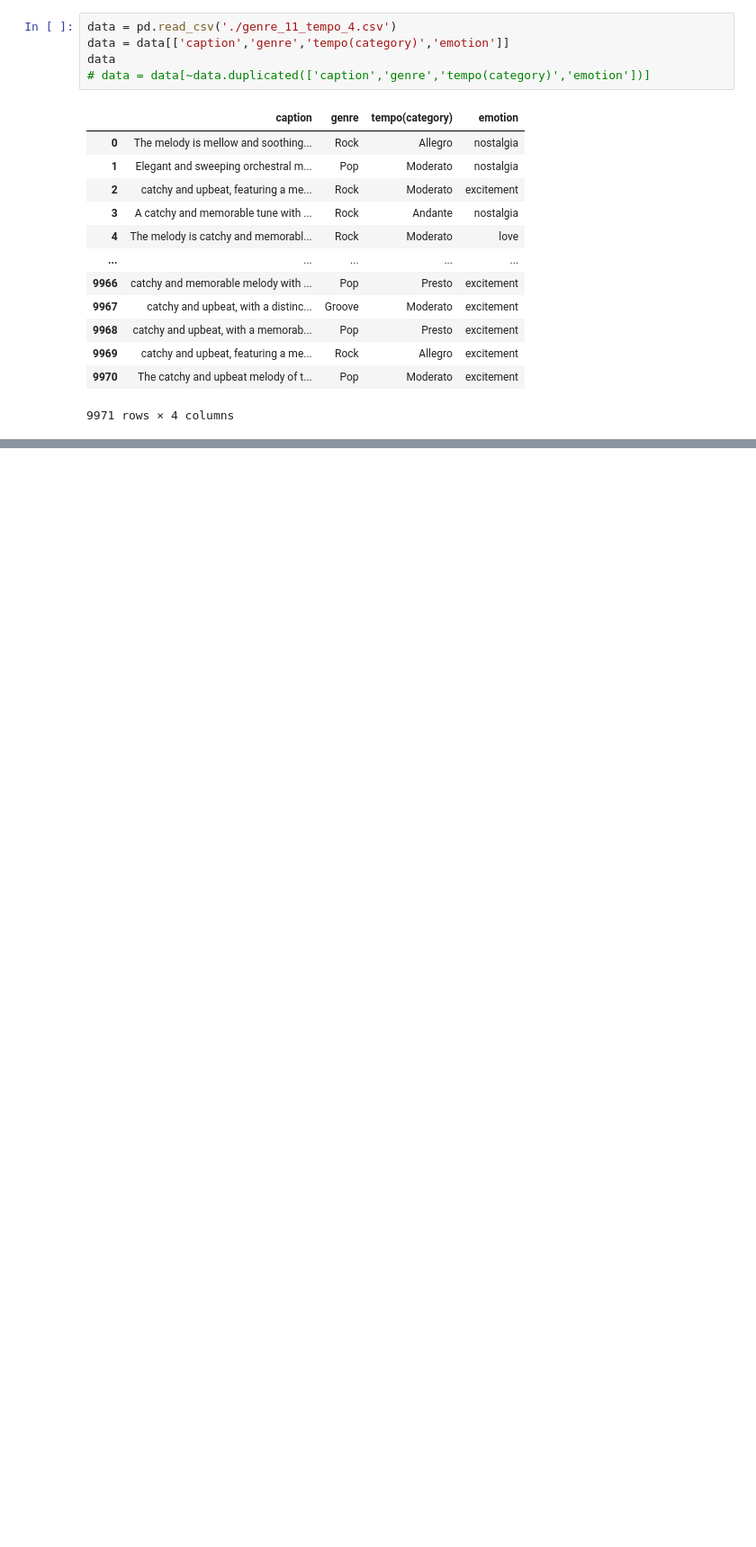
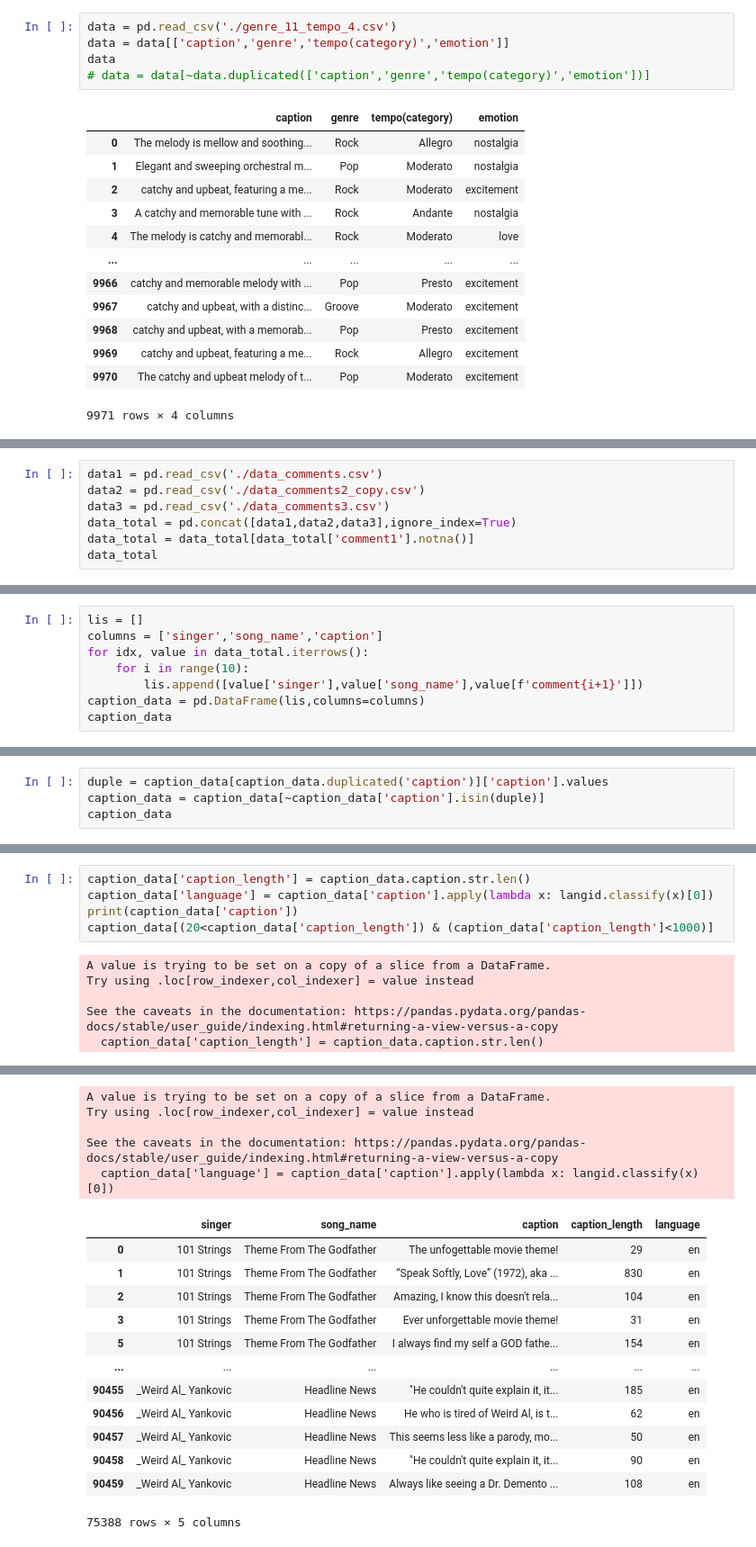
Before and after one commit to SangGank/LEVEL3, a Jupyter notebook: caption_analysis.ipynb, the cells around one changed output, grey strips where cells are left out. Shown at 90% size. Saved outputs shown, nothing was run; the diff lists cells and outputs as text; blank space fills up the shorter version.

```diff
--- a/caption_analysis.ipynb
+++ b/caption_analysis.ipynb
@@ -25,0 +23,7 @@ data[data['caption'].isin(duple)].sort_values(by='caption')
+# %%
+data1 = pd.read_csv('./data_comments.csv')
+data2 = pd.read_csv('./data_comments2_copy.csv')
+data3 = pd.read_csv('./data_comments3.csv')
+data_total = pd.concat([data1,data2,data3],ignore_index=True)
+data_total = data_total[data_total['comment1'].notna()]
+data_total
@@ -25,0 +44,8 @@ data[data['caption'].isin(duple)].sort_values(by='caption')
+# %%
+lis = []
+columns = ['singer','song_name','caption']
+for idx, value in data_total.iterrows():
+    for i in range(10):
+        lis.append([value['singer'],value['song_name'],value[f'comment{i+1}']])
+caption_data = pd.DataFrame(lis,columns=columns)
+caption_data
@@ -25,0 +66,4 @@ data[data['caption'].isin(duple)].sort_values(by='caption')
+# %%
+duple = caption_data[caption_data.duplicated('caption')]['caption'].values
+caption_data = caption_data[~caption_data['caption'].isin(duple)]
+caption_data
@@ -25,0 +84,11 @@ data[data['caption'].isin(duple)].sort_values(by='caption')
+# %%
+caption_data['caption_length'] = caption_data.caption.str.len()
+caption_data['language'] = caption_data['caption'].apply(lambda x: langid.classify(x)[0])
+print(caption_data['caption'])
+caption_data[(20<caption_data['caption_length']) & (caption_data['caption_length']<1000)]
+# %% [output]
+A value is trying to be set on a copy of a slice from a DataFrame.
+Try using .loc[row_indexer,col_indexer] = value instead
+
+See the caveats in the documentation: https://pandas.pydata.org/pandas-docs/stable/user_guide/indexing.html#returning-a-view-versus-a-copy
+  caption_data['caption_length'] = caption_data.caption.str.len()
@@ -25,0 +107,18 @@ data[data['caption'].isin(duple)].sort_values(by='caption')
+A value is trying to be set on a copy of a slice from a DataFrame.
+Try using .loc[row_indexer,col_indexer] = value instead
+
+See the caveats in the documentation: https://pandas.pydata.org/pandas-docs/stable/user_guide/indexing.html#returning-a-view-versus-a-copy
+  caption_data['language'] = caption_data['caption'].apply(lambda x: langid.classify(x)[0])
+|  | singer | song_name | caption | caption_length | language |
+| 0 | 101 Strings | Theme From The Godfather | The unfogettable movie theme! | 29 | en |
+| 1 | 101 Strings | Theme From The Godfather | “Speak Softly, Love” (1972), aka ... | 830 | en |
+| 2 | 101 Strings | Theme From The Godfather | Amazing, I know this doesn't rela... | 104 | en |
+| 3 | 101 Strings | Theme From The Godfather | Ever unforgettable movie theme! | 31 | en |
+| 5 | 101 Strings | Theme From The Godfather | I always find my self a GOD fathe... | 154 | en |
+| ... | ... | ... | ... | ... | ... |
+| 90455 | _Weird Al_ Yankovic | Headline News | "He couldn't quite explain it, it... | 185 | en |
+| 90456 | _Weird Al_ Yankovic | Headline News | He who is tired of Weird Al, is t... | 62 | en |
+| 90457 | _Weird Al_ Yankovic | Headline News | This seems less like a parody, mo... | 50 | en |
+| 90458 | _Weird Al_ Yankovic | Headline News | "He couldn't quite explain it, it... | 90 | en |
+| 90459 | _Weird Al_ Yankovic | Headline News | Always like seeing a Dr. Demento ... | 108 | en |
+75388 rows × 5 columns
```
Also changed, not shown: parts of 8 cells of this notebook, 1 other file.
